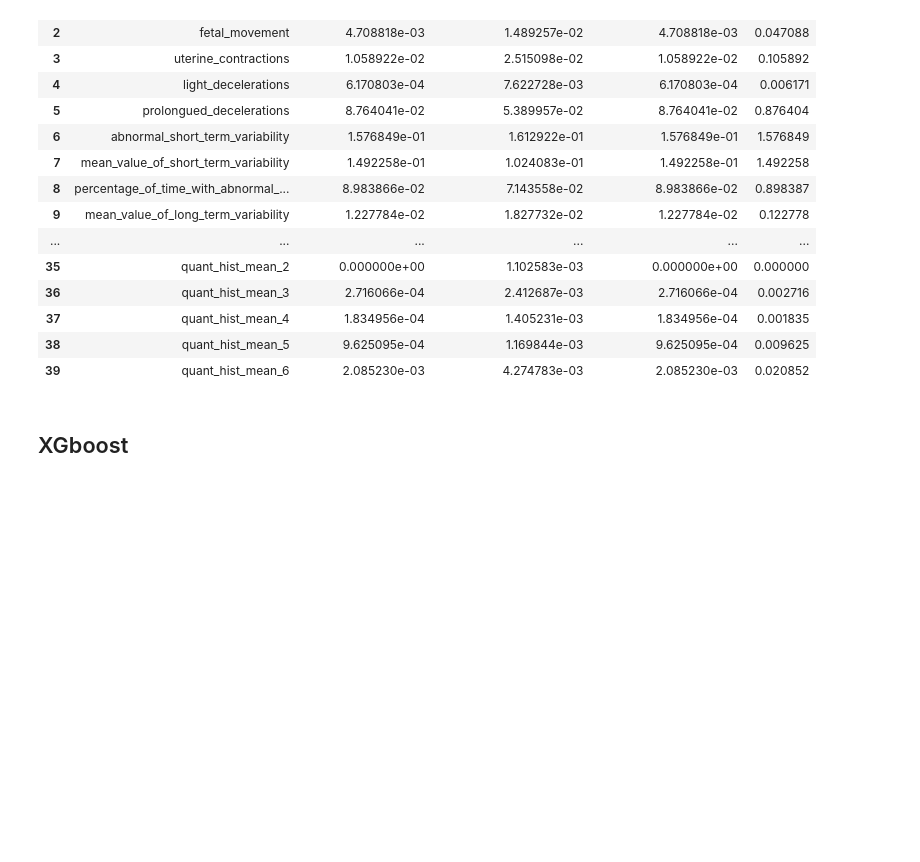
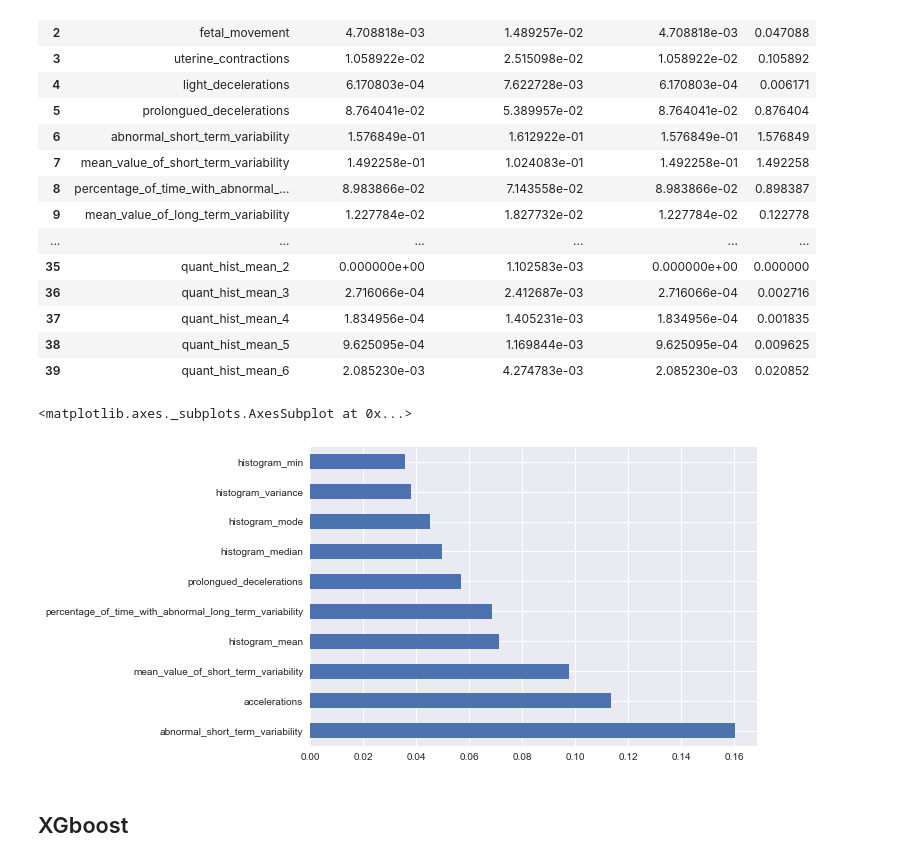
Before and after one commit to Jacobheyman702/Predicting-Fetal-Risk-Using-Cardiotocographic-Data, a Jupyter notebook: experimental_feature_Modeling.ipynb, the cells around one changed output. Drawn from its saved outputs; the diff is of its cells as text; code cells hidden in the pictures; blank space fills up the shorter version.

```diff
--- a/experimental_feature_Modeling.ipynb
+++ b/experimental_feature_Modeling.ipynb
@@ -494,6 +494,11 @@ best_features_rfc
 | 37 | quant_hist_mean_4 | 1.834956e-04 | 1.405231e-03 | 1.834956e-04 | 0.001835 |
 | 38 | quant_hist_mean_5 | 9.625095e-04 | 1.169844e-03 | 9.625095e-04 | 0.009625 |
 | 39 | quant_hist_mean_6 | 2.085230e-03 | 4.274783e-03 | 2.085230e-03 | 0.020852 |
+# %%
+pd.Series(grid_tree.best_estimator_.feature_importances_, index=X.columns).nlargest(10).plot(kind='barh')
+# %% [output]
+<matplotlib.axes._subplots.AxesSubplot at 0x...>
+[figure, added]
 # %% [markdown]
 ## XGboost
 # %% [markdown]
```
Also changed, not shown: 1 other file.
